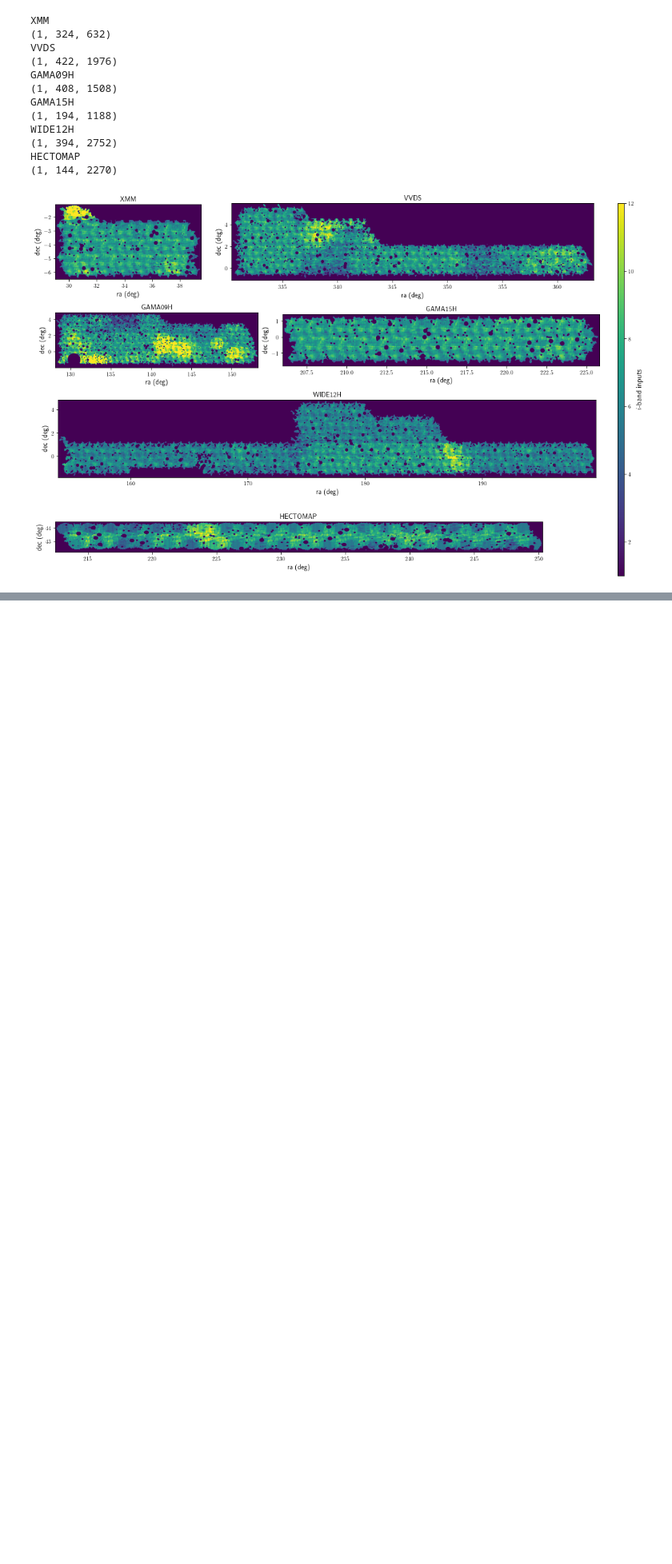
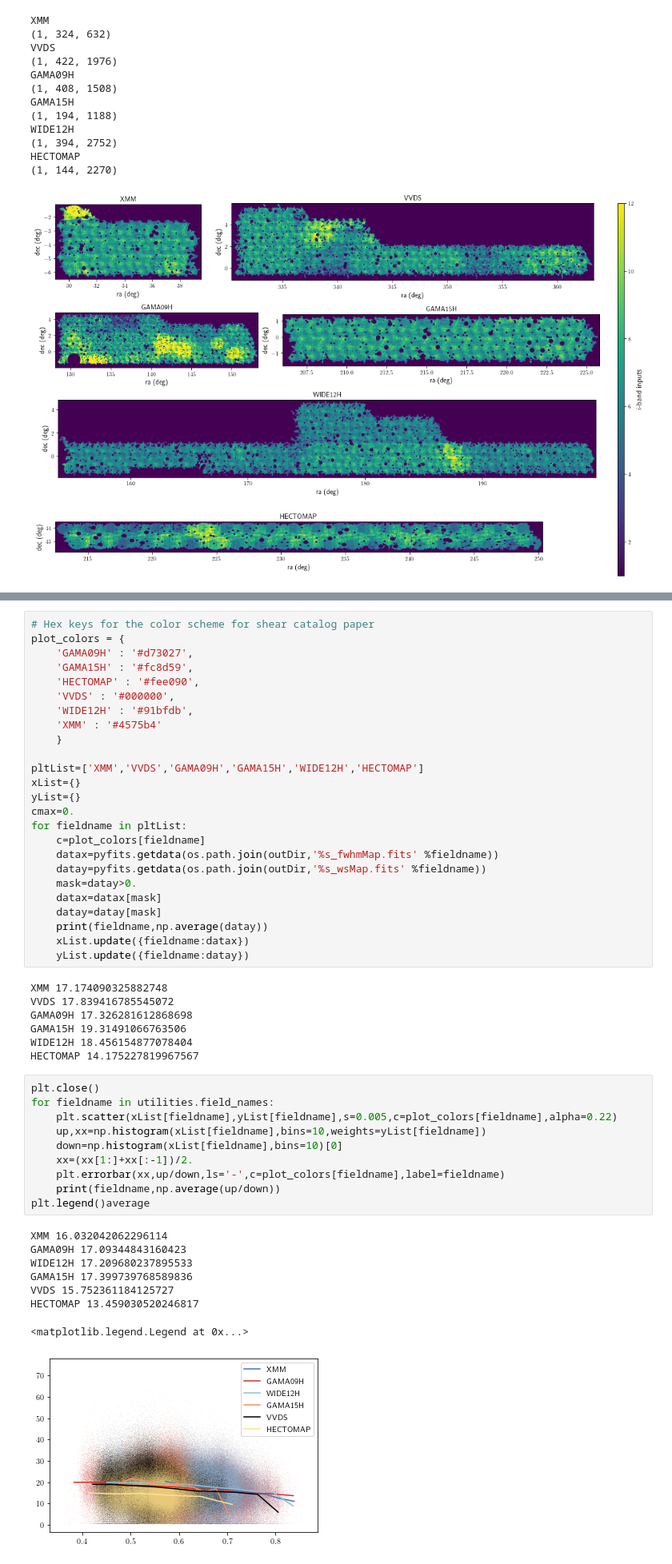
Before and after one commit to mr-superonion/G3sim-HSC, a Jupyter notebook: notebook/blind/4_2-densMap-2D.ipynb, the cells around one changed output, grey strips where cells are left out. Shown at 80% size. Cells and saved outputs as stored; diff of their text form; blank space fills up the shorter version.

```diff
--- a/notebook/blind/4_2-densMap-2D.ipynb
+++ b/notebook/blind/4_2-densMap-2D.ipynb
@@ -566,0 +555,51 @@ HECTOMAP
+# %%
+# Hex keys for the color scheme for shear catalog paper
+plot_colors = {
+    'GAMA09H' : '#d73027',
+    'GAMA15H' : '#fc8d59',
+    'HECTOMAP' : '#fee090',
+    'VVDS' : '#000000',
+    'WIDE12H' : '#91bfdb',
+    'XMM' : '#4575b4'
+    }
+
+pltList=['XMM','VVDS','GAMA09H','GAMA15H','WIDE12H','HECTOMAP']
+xList={}
+yList={}
+cmax=0.
+for fieldname in pltList:
+    c=plot_colors[fieldname]
+    datax=pyfits.getdata(os.path.join(outDir,'%s_fwhmMap.fits' %fieldname))
+    datay=pyfits.getdata(os.path.join(outDir,'%s_wsMap.fits' %fieldname))
+    mask=datay>0.
+    datax=datax[mask]
+    datay=datay[mask]
+    print(fieldname,np.average(datay))
+    xList.update({fieldname:datax})
+    yList.update({fieldname:datay})
+# %% [output]
+XMM 17.174090325882748
+VVDS 17.839416785545072
+GAMA09H 17.326281612868698
+GAMA15H 19.31491066763506
+WIDE12H 18.456154877078404
+HECTOMAP 14.175227819967567
+# %%
+plt.close()
+for fieldname in utilities.field_names:
+    plt.scatter(xList[fieldname],yList[fieldname],s=0.005,c=plot_colors[fieldname],alpha=0.22)
+    up,xx=np.histogram(xList[fieldname],bins=10,weights=yList[fieldname])
+    down=np.histogram(xList[fieldname],bins=10)[0]
+    xx=(xx[1:]+xx[:-1])/2.
+    plt.errorbar(xx,up/down,ls='-',c=plot_colors[fieldname],label=fieldname)
+    print(fieldname,np.average(up/down))
+plt.legend()average
+# %% [output]
+XMM 16.032042062296114
+GAMA09H 17.09344843160423
+WIDE12H 17.209680237895533
+GAMA15H 17.399739768589836
+VVDS 15.752361184125727
+HECTOMAP 13.459030520246817
+<matplotlib.legend.Legend at 0x...>
+[figure, added]
```
Also changed, not shown: parts of 10 cells of this notebook, 9 other files.
